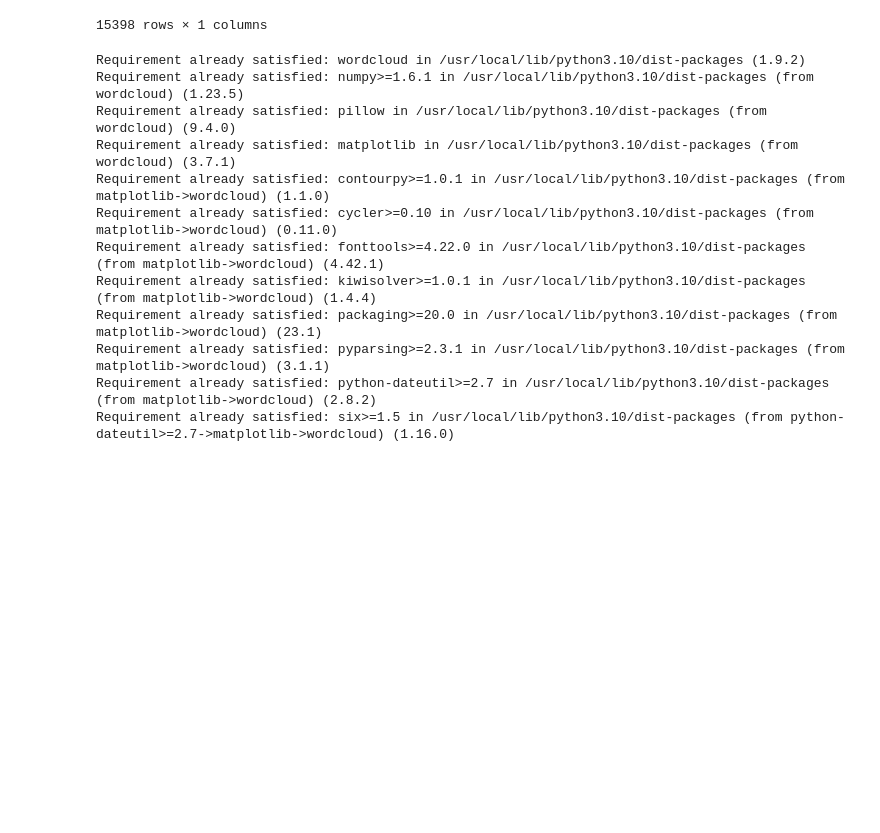
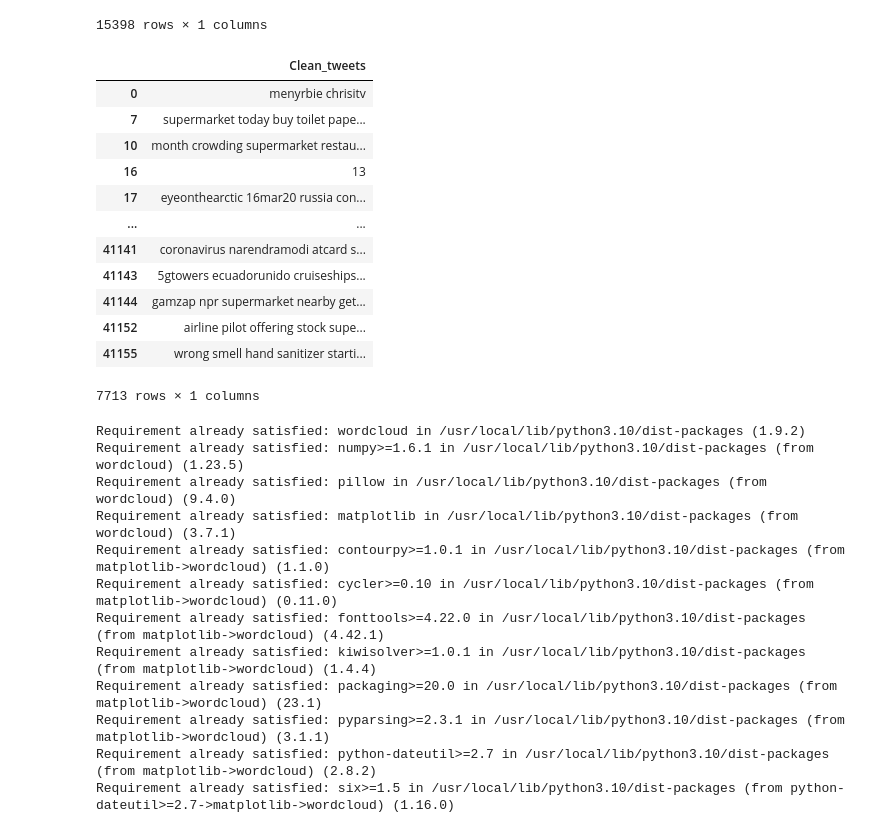
Before and after one commit to MansiKaushik123/Tweets_Sentiment_Analysis-Classification, a Jupyter notebook: Tweets_Sentiment_Analysis_Classification.ipynb, the cells around one changed output. Saved outputs shown, nothing was run; the diff lists cells and outputs as text; code cells hidden in the pictures; blank space fills up the shorter version.

```diff
--- a/Tweets_Sentiment_Analysis_Classification.ipynb
+++ b/Tweets_Sentiment_Analysis_Classification.ipynb
@@ -794,6 +793,23 @@ negative
 | 41153 | response complaint provided citin... |
 | 41156 | tartiicat well rift going amazon ... |
 15398 rows × 1 columns
+# %%
+
+neutral
+# %% [output]
+|  | Clean_tweets |
+| 0 | menyrbie chrisitv |
+| 7 | supermarket today buy toilet pape... |
+| 10 | month crowding supermarket restau... |
+| 16 | 13 |
+| 17 | eyeonthearctic 16mar20 russia con... |
+| ... | ... |
+| 41141 | coronavirus narendramodi atcard s... |
+| 41143 | 5gtowers ecuadorunido cruiseships... |
+| 41144 | gamzap npr supermarket nearby get... |
+| 41152 | airline pilot offering stock supe... |
+| 41155 | wrong smell hand sanitizer starti... |
+7713 rows × 1 columns
 # %%
 pip install wordcloud
 # %% [output]
```
Also changed, not shown: parts of 15 cells of this notebook.
